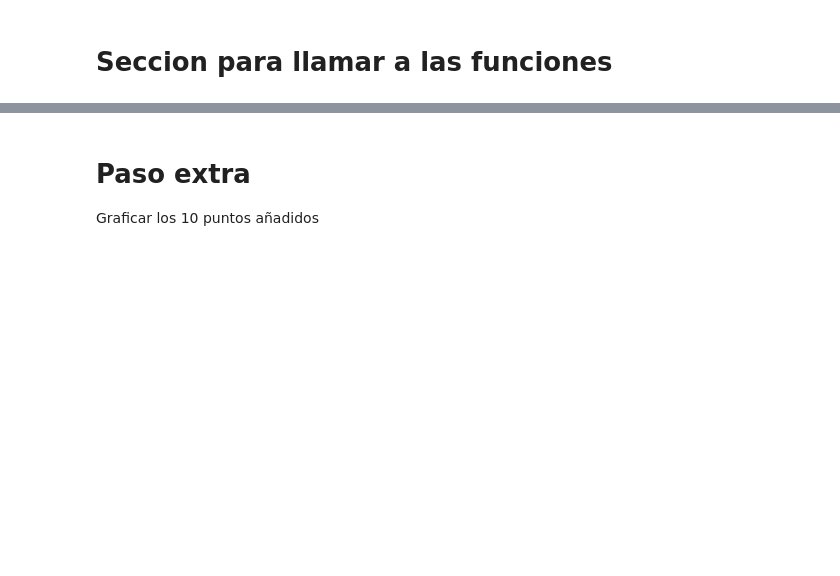
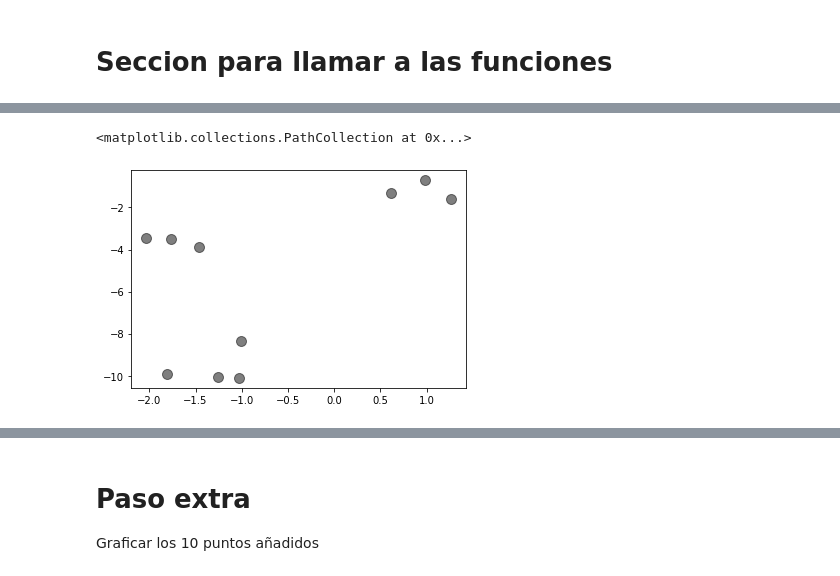
Before and after one commit to Edgar-La/Machine_Learning, a Jupyter notebook: Minimum_Euclidean_distance_classifier/MEDC.ipynb, the cells around one changed output, grey strips where cells are left out. Cells and saved outputs as stored; diff of their text form; code cells hidden in the pictures; blank space fills up the shorter version.

```diff
--- a/Minimum_Euclidean_distance_classifier/MEDC.ipynb
+++ b/Minimum_Euclidean_distance_classifier/MEDC.ipynb
@@ -122,6 +122,10 @@ plt.scatter(training_data[:,0], training_data[:,1], c=labels, s=50, cmap='spring
 # %%
 #Paso 2
-test_data, y = crear_puntos(10, 3, 0.5)
+test_data, y = crear_puntos(10, 3, 0.5, 2)
+plt.scatter(test_data[:,0], test_data[:,1], c='black', s=100, alpha = .5)
+# %% [output]
+<matplotlib.collections.PathCollection at 0x...>
+[figure, added]
 # %%
 #Paso 3
 vectores_promedio = Vectores_Promedio(training_data, labels)
```
Also changed, not shown: parts of 9 cells of this notebook.
